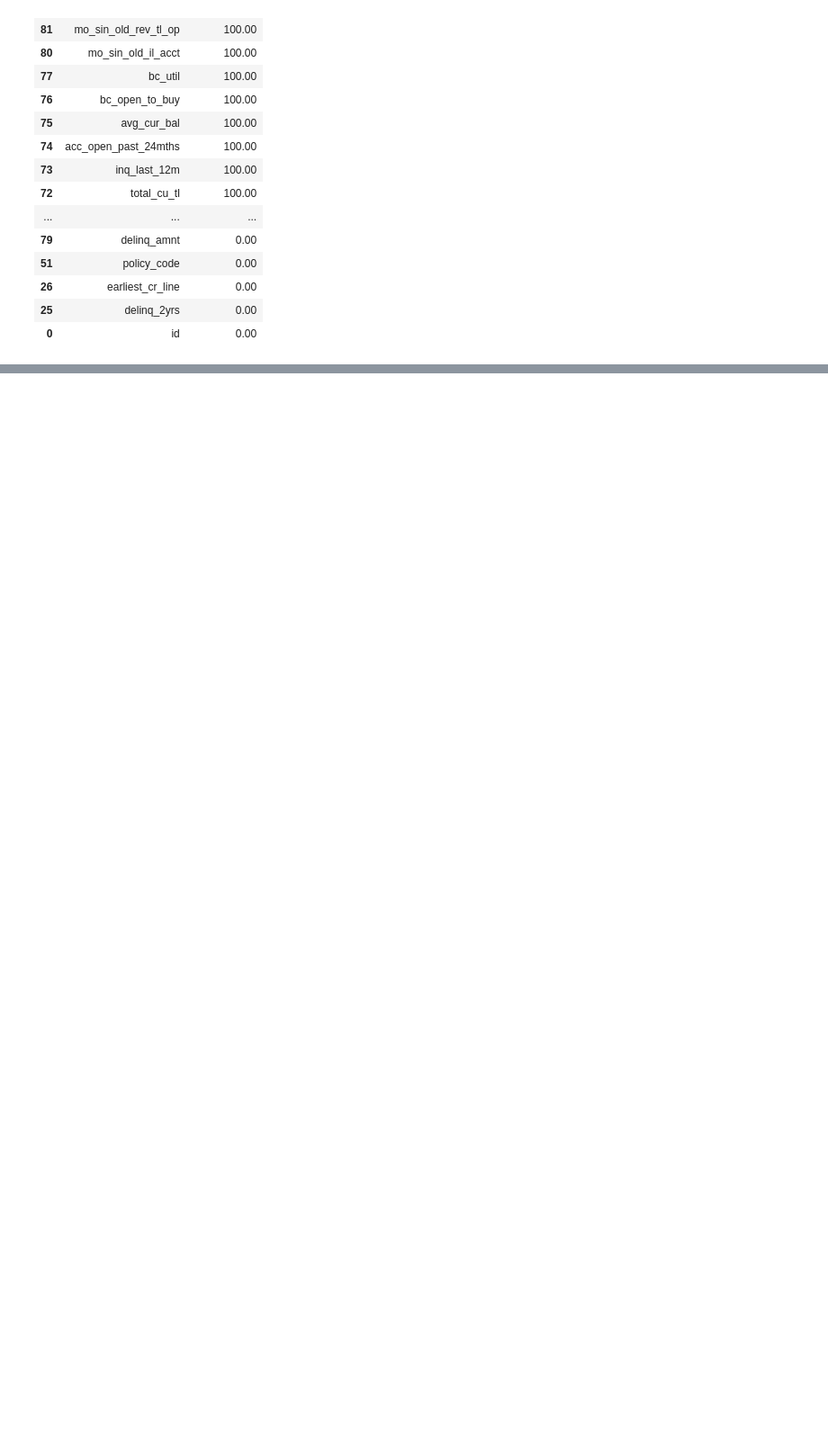
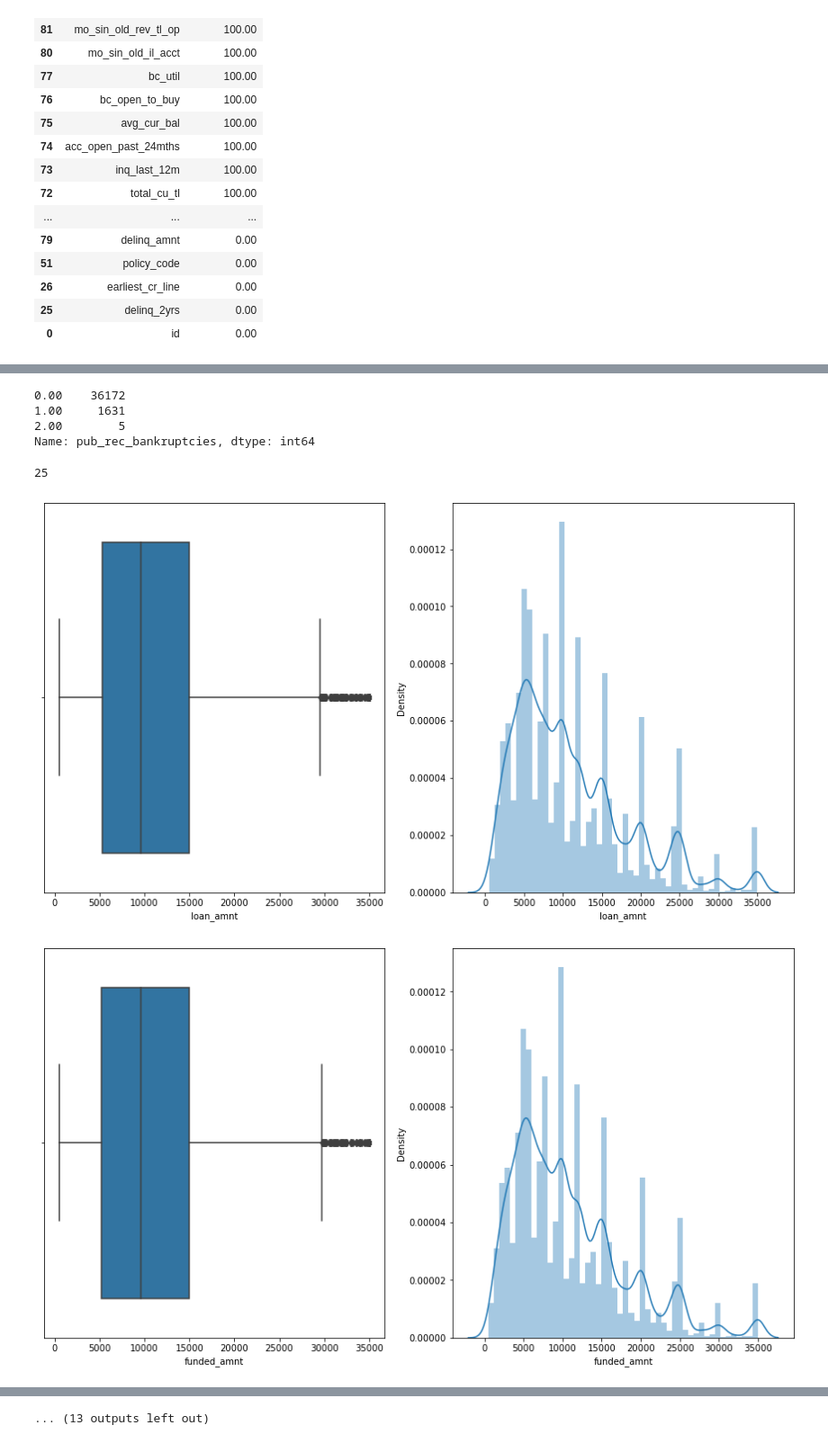
Before and after one commit to tvss93/Lending_Club_Case_Study, a Jupyter notebook: EDA.ipynb, the cells around one changed output, grey strips where cells are left out. Shown: that part at 90% size. Cells and saved outputs as stored; diff of their text form; code cells hidden in the pictures; blank space fills up the shorter version.

```diff
--- a/EDA.ipynb
+++ b/EDA.ipynb
@@ -268,0 +243,7 @@ Float64Index([10.0, 0.5, 2.0, 3.0, 4.0, 5.0, 1.0, 6.0, 7.0, 8.0, 9.0], dtype='fl
+# %%
+non_null_df2.pub_rec_bankruptcies.value_counts()
+# %% [output]
+0.00    36172
+1.00     1631
+2.00        5
+Name: pub_rec_bankruptcies, dtype: int64
@@ -268,0 +253,52 @@ Float64Index([10.0, 0.5, 2.0, 3.0, 4.0, 5.0, 1.0, 6.0, 7.0, 8.0, 9.0], dtype='fl
+# %%
+eda_df= non_null_df2.copy()
+# %%
+numeric_vars = ['loan_amnt',
+                'funded_amnt',
+                'funded_amnt_inv',
+
+                'int_rate',
+                'installment',
+                'emp_length',
+                'annual_inc',
+                'dti',
+                'delinq_2yrs',
+                'inq_last_6mths',
+                'open_acc',
+                'pub_rec',
+                'revol_bal',
+                'revol_util',
+                'total_acc',
+                'out_prncp',
+                'out_prncp_inv',
+                'total_pymnt',
+                'total_pymnt_inv',
+                'total_rec_prncp',
+                'total_rec_int',
+                'total_rec_late_fee',
+                'recoveries',
+                'collection_recovery_fee',
+                'last_pymnt_amnt']
+id_vars= ['id']
+cat_vars = ['grade', 'sub_grade','home_ownership','verification_status','purpose', 'addr_state',
+                'pub_rec_bankruptcies','term']
+high_cardinal_cat_vars = ['emp_title', 'url', 'title', 'zip_code',]
+target_var = ['loan_status']
+date_vars=['earliest_cr_line','issue_d',
+       'last_pymnt_d',
+       'last_credit_pull_d']
+# %%
+len(numeric_vars)
+# %% [output]
+25
+# %%
+for column in numeric_vars:
+    plt.figure(figsize= (15, 8))
+    plt.subplot(1, 2, 1)
+    sns.boxplot(x=column, data=eda_df)
+    plt.subplot(1, 2, 2)
+    sns.distplot(eda_df[column])
+    plt.show()
+# %% [output]
+[figure, added]
+[figure, added]
@@ -268,0 +315 @@ Float64Index([10.0, 0.5, 2.0, 3.0, 4.0, 5.0, 1.0, 6.0, 7.0, 8.0, 9.0], dtype='fl
+... (13 outputs left out)
```
Also changed, not shown: parts of 53 cells of this notebook, 1 other file.
